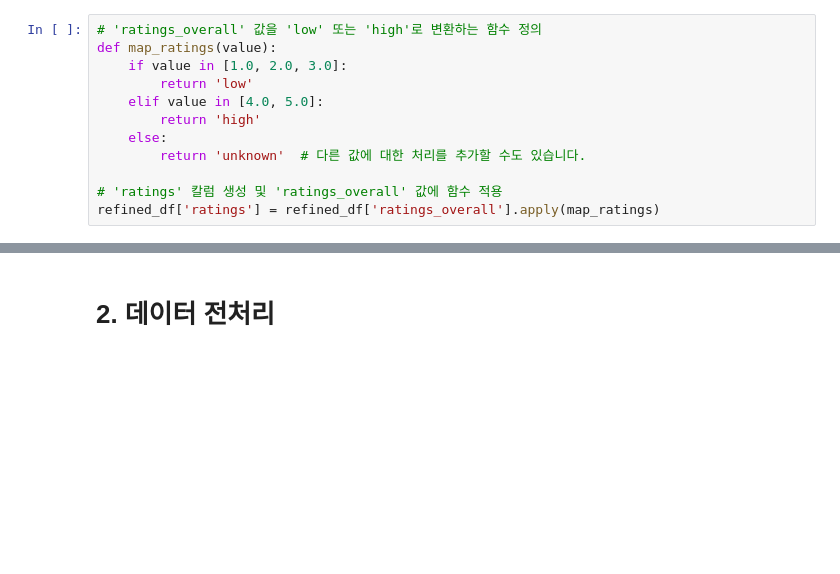
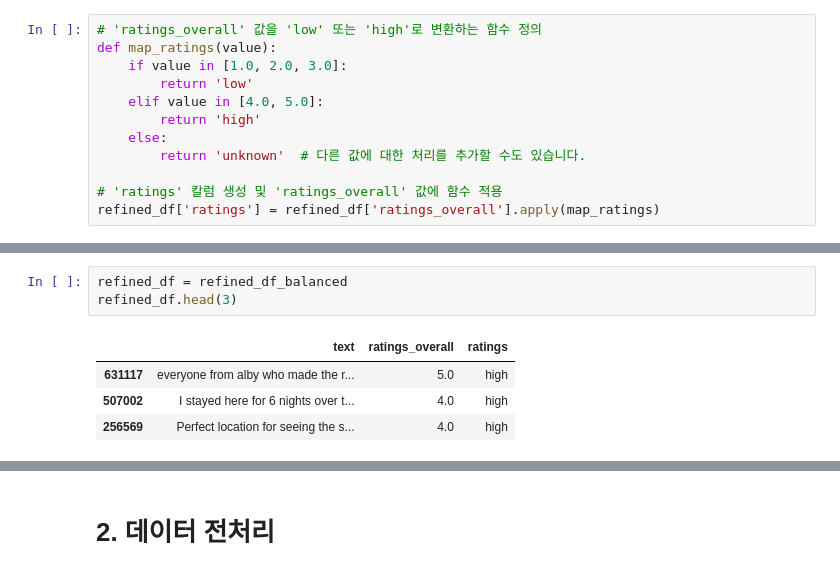
Before and after one commit to songye38/DAStudy, a Jupyter notebook: SONGYE/240204/240204_SONGYE.ipynb, the cells around one changed output, grey strips where cells are left out. Cells and saved outputs as stored; diff of their text form; blank space fills up the shorter version.

```diff
--- a/SONGYE/240204/240204_SONGYE.ipynb
+++ b/SONGYE/240204/240204_SONGYE.ipynb
@@ -28,0 +77,8 @@ refined_df['ratings'] = refined_df['ratings_overall'].apply(map_ratings)
+# %%
+refined_df = refined_df_balanced
+refined_df.head(3)
+# %% [output]
+|  | text | ratings_overall | ratings |
+| 631117 | everyone from alby who made the r... | 5.0 | high |
+| 507002 | I stayed here for 6 nights over t... | 4.0 | high |
+| 256569 | Perfect location for seeing the s... | 4.0 | high |
```
Also changed, not shown: parts of 25 cells of this notebook, 1 other file.
